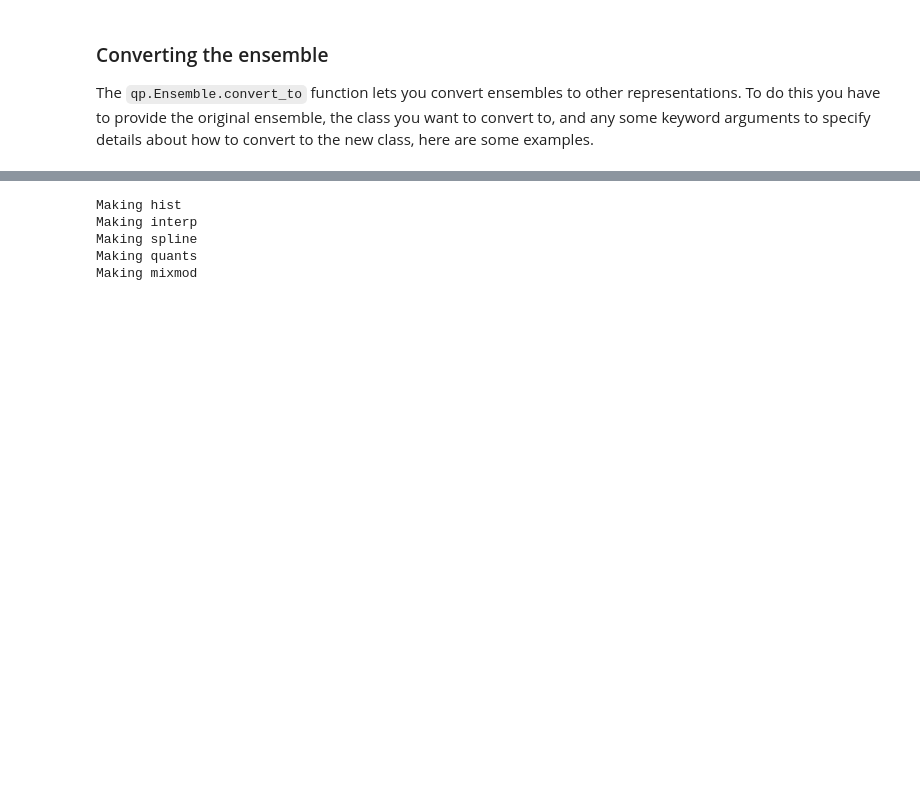
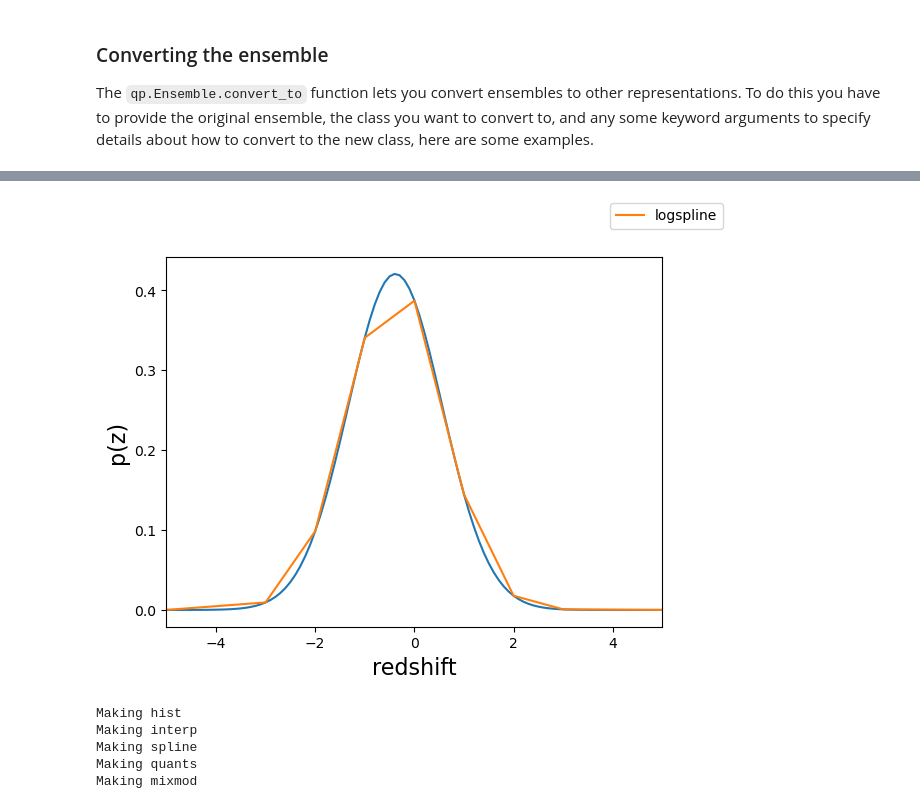
Before and after one commit to chadschafer/qp, a Jupyter notebook: nb/demo.ipynb, the cells around one changed output, grey strips where cells are left out. Saved outputs shown, nothing was run; the diff lists cells and outputs as text; code cells hidden in the pictures; blank space fills up the shorter version.

Commit message:
More updates to accomodate logspline.

```diff
--- a/nb/demo.ipynb
+++ b/nb/demo.ipynb
@@ -401,3 +400,9 @@ The shapes are:  (51,) (100, 51)
 ### Converting the ensemble
 
 The `qp.Ensemble.convert_to` function lets you convert ensembles to other representations. To do this you have to provide the original ensemble, the class you want to convert to, and any some keyword arguments to specify details about how to convert to the new class, here are some examples.
+# %%
+bins = np.linspace(-5, 5, 11)
+
+ens_s = ens_n.convert_to(qp.spline_gen, xvals=bins, method="xy")
+# %%
+ens_ls = ens_n.convert_to(qp.logspline_gen, xvals=bins, method="xy")
@@ -404,3 +429,9 @@ The `qp.Ensemble.convert_to` function lets you convert ensembles to other repres
+# %%
+fig, axes = qp.plotting.plot_native(ens_n[15], xlim=(-5.,5.))
+qp.plotting.plot_native(ens_ls[15], axes=axes, label='logspline')
+leg = fig.legend()
+# %% [output]
+[figure, added]
 # %%
 bins = np.linspace(-5, 5, 11)
 quants = np.linspace(0.01, 0.99, 7)
```
Also changed, not shown: parts of 13 cells of this notebook, 2 other files.
